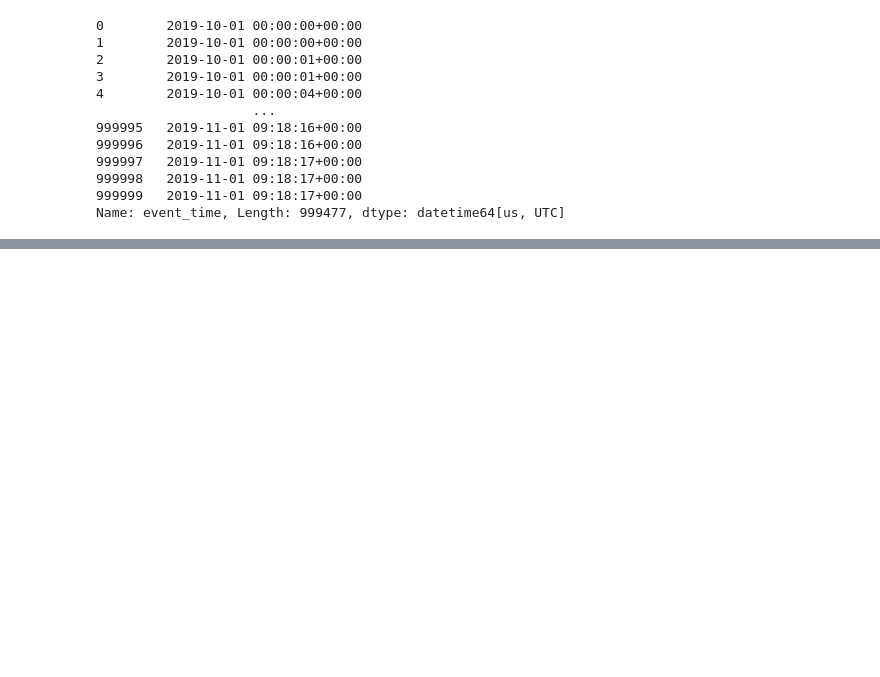
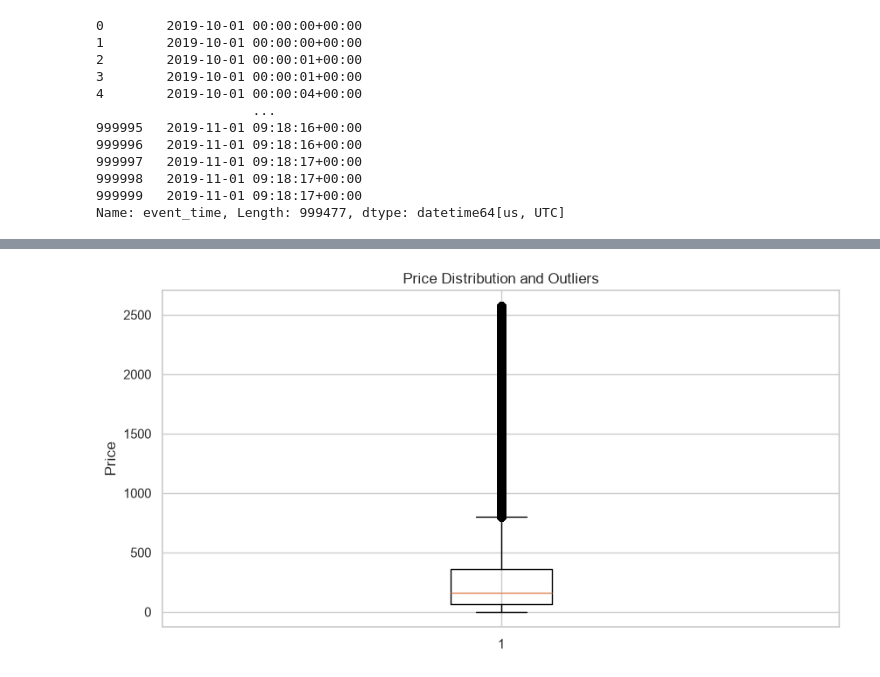
Before and after one commit to tymurpopov/ecommerce-data-analysis-learning, a Jupyter notebook: sample.ipynb, the cells around one changed output, grey strips where cells are left out. Cells and saved outputs as stored; diff of their text form; code cells hidden in the pictures; blank space fills up the shorter version.

```diff
--- a/sample.ipynb
+++ b/sample.ipynb
@@ -149,0 +346,11 @@ df.drop_duplicates(subset=None, keep='first', inplace=True)
+# %%
+plt.figure(figsize=(10, 5))
+
+plt.boxplot(df['price'].dropna())
+
+plt.ylabel('Price')
+plt.title('Price Distribution and Outliers')
+
+plt.show()
+# %% [output]
+[figure, added]
```
Also changed, not shown: parts of 20 cells of this notebook.
